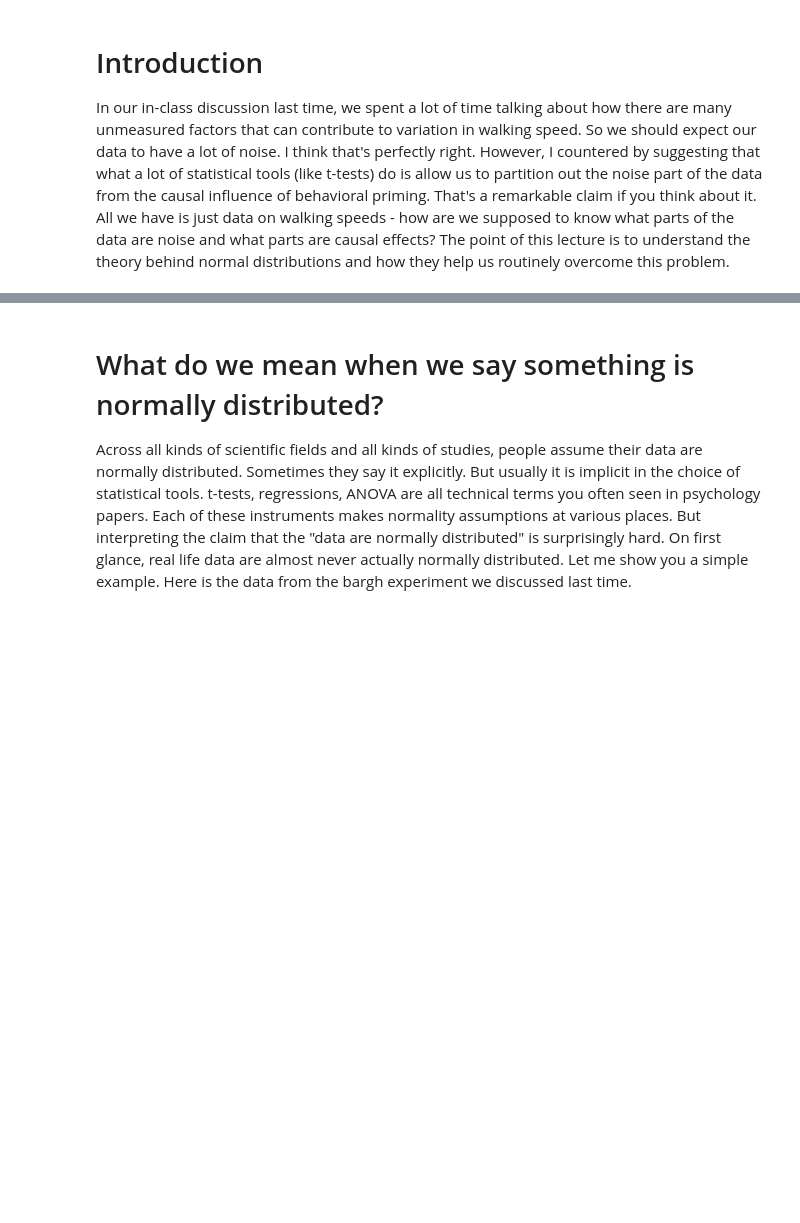
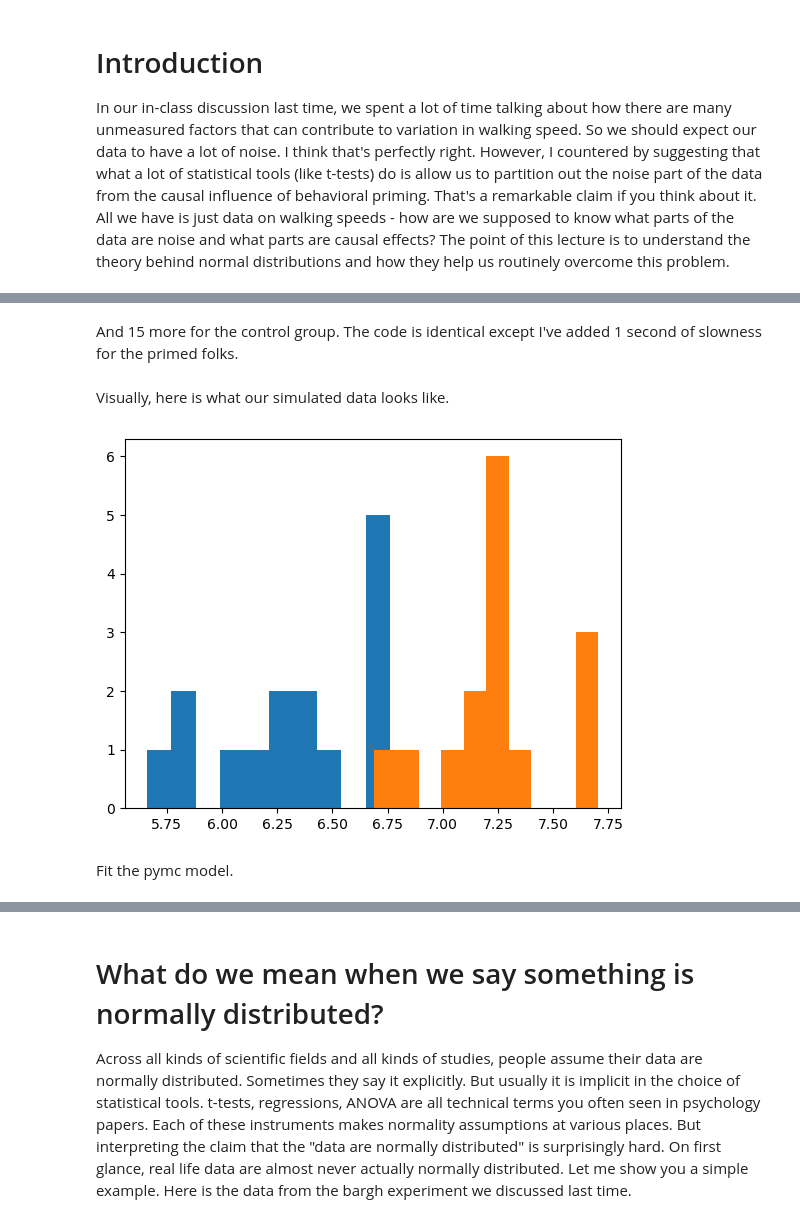
Before and after one commit to daniel-saunders-phil/cogs-303, a Jupyter notebook: lectures/Lecture 17 - Generating and testing normal distributions.ipynb, the cells around one changed output, grey strips where cells are left out. Cells and saved outputs as stored; diff of their text form; code cells hidden in the pictures; blank space fills up the shorter version.

```diff
--- a/lectures/Lecture 17 - Generating and testing normal distributions.ipynb
+++ b/lectures/Lecture 17 - Generating and testing normal distributions.ipynb
@@ -4,0 +41,8 @@ In our in-class discussion last time, we spent a lot of time talking about how t
+# %%
+tallness = stats.norm(170,10).rvs(15)
+late = np.random.choice([0,1],size=15)
+sleepy = np.random.choice([0,1],size=15)
+
+control_speed = 8 - 0.01 * tallness - 0.5 * late + 0.4 * sleepy
+# %% [markdown]
+And 15 more for the control group. The code is identical except I've added 1 second of slowness for the primed folks.
@@ -4,0 +56,9 @@ In our in-class discussion last time, we spent a lot of time talking about how t
+# %% [markdown]
+Visually, here is what our simulated data looks like.
+# %%
+plt.hist(control_speed,alpha=1,color="tab:blue")
+plt.hist(primed_speed,alpha=1,color="tab:orange");
+# %% [output]
+[figure, added]
+# %% [markdown]
+Fit the pymc model.
```
Also changed, not shown: parts of 38 cells of this notebook, 1 other file.
